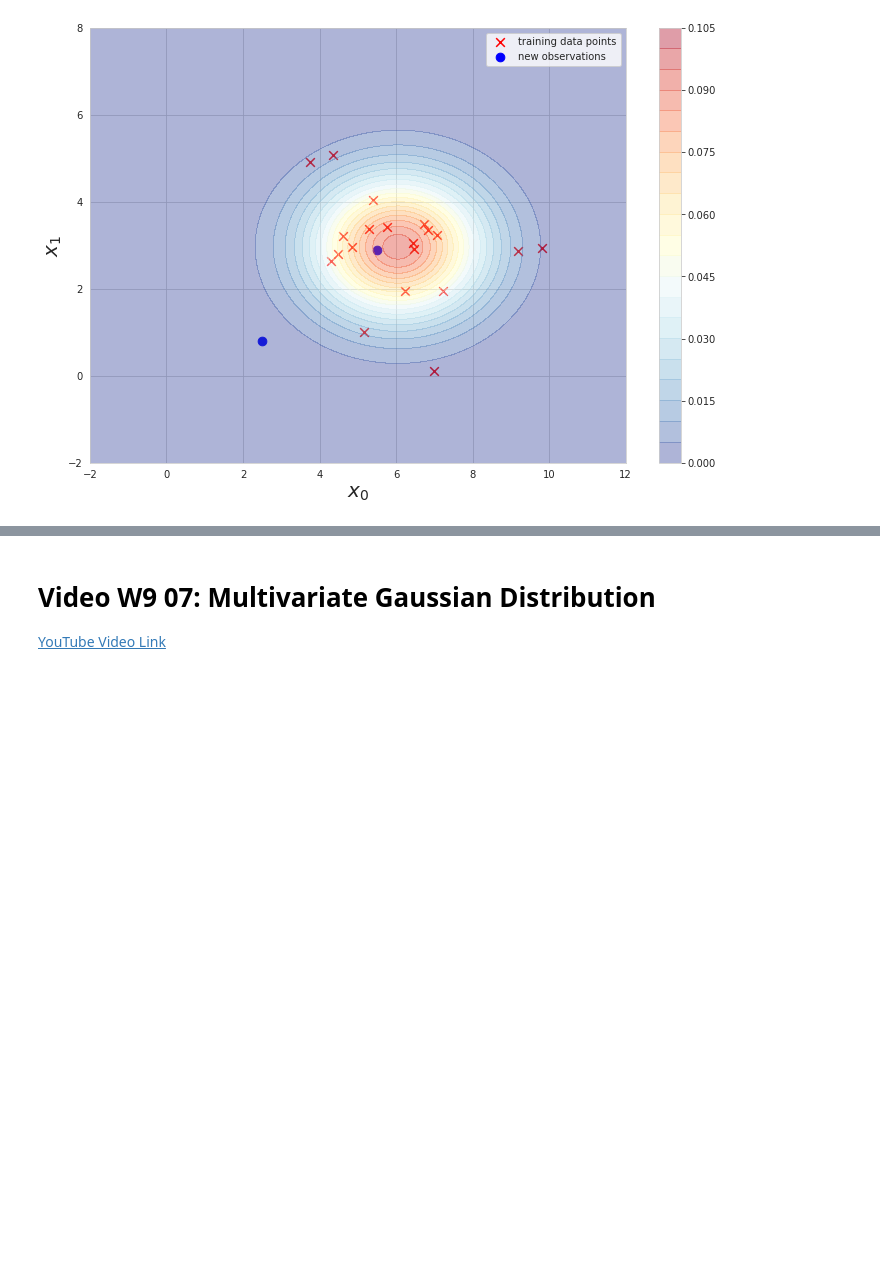
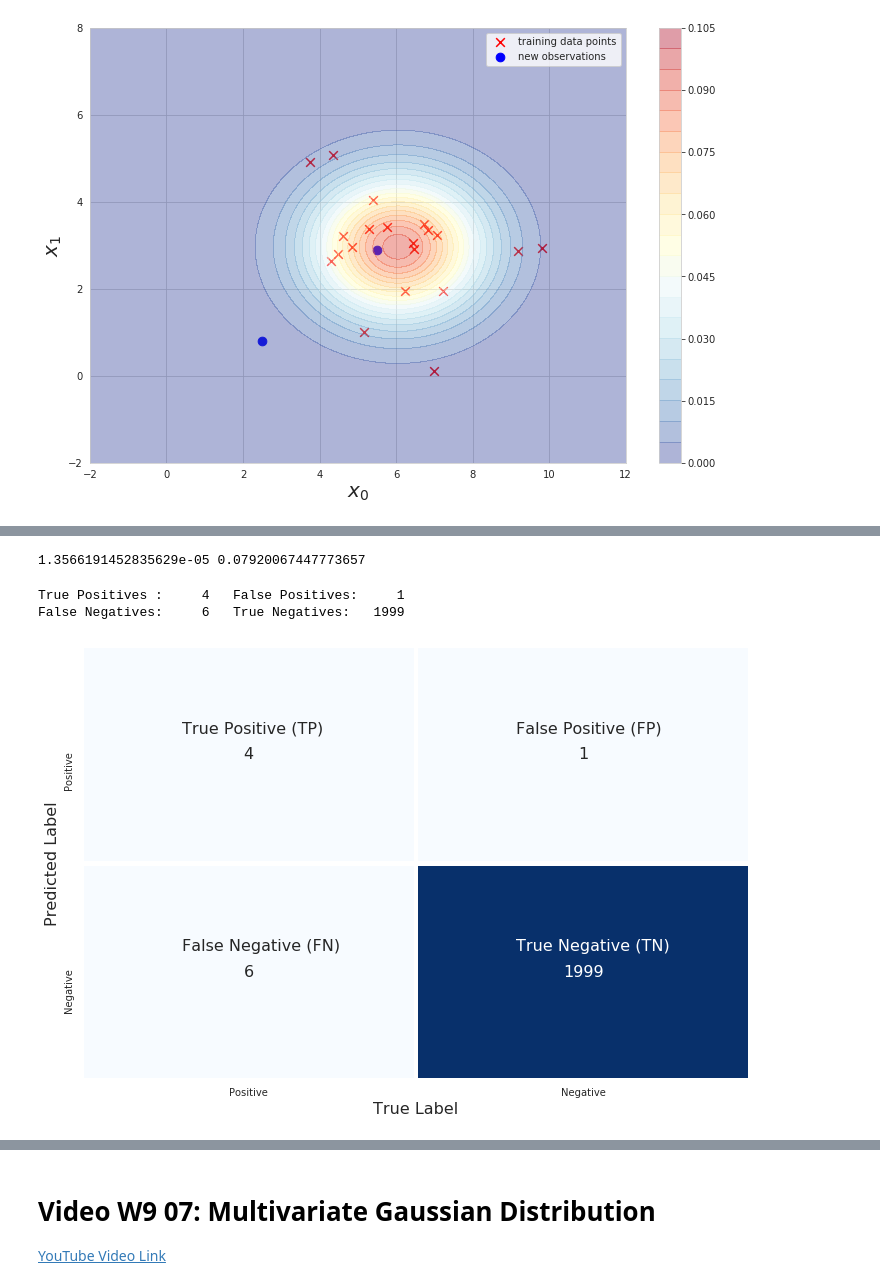
Before and after one commit to tgrasty/CSCI574-Machine-Learning, a Jupyter notebook: lectures/Lecture-13-Anomaly-Detection.ipynb, the cells around one changed output, grey strips where cells are left out. Saved outputs shown, nothing was run; the diff lists cells and outputs as text; code cells hidden in the pictures; blank space fills up the shorter version.

```diff
--- a/lectures/Lecture-13-Anomaly-Detection.ipynb
+++ b/lectures/Lecture-13-Anomaly-Detection.ipynb
@@ -477,0 +665,35 @@ plt.colorbar();
+# %%
+def plot_tptnfpfn_matrix(y_true, y_pred):
+    c = confusion_matrix(y_true, y_predicted)
+    c = np.fliplr(c)
+    c = np.flipud(c)
+    c = c.T
+    sns.heatmap(c, annot=True, cbar=False, fmt='0.0f', cmap=plt.cm.Blues, annot_kws={"size": 16}, linewidths=4);
+    plt.xlabel('True Label', fontsize=16)
+    plt.ylabel('Predicted Label', fontsize=16)
+    plt.xticks([0.5, 1.5], labels=['Positive', 'Negative'])
+    plt.yticks([0.5, 1.5], labels=['Positive', 'Negative'])
+    plt.text(0.3, 0.4, 'True Positive (TP)', fontsize=16);
+    plt.text(1.3, 0.4, 'False Positive (FP)', fontsize=16);
+    plt.text(0.3, 1.4, 'False Negative (FN)', fontsize=16);
+    plt.text(1.3, 1.4, 'True Negative (TN)', color='white', fontsize=16);
+# %%
+# we compute probability on the cv data using the mu_estimate and sigma_estimate
+# from the training set calculated
+# previously
+p = scipy.stats.norm.pdf(x_cv, loc=mu_estimate, scale=sigma_estimate)
+p = np.prod(p, axis=1)
+print(p.min(), p.max())
+
+# as an example, choose an epsilon and calculate the true/false positive/negatives
+epsilon = 1e-04
+y_predicted = (p < epsilon) * 1.0 # multiplying by 1 turns the boolean results into 1 or 0
+# %% [output]
+1.3566191452835629e-05 0.07920067447773657
+# %%
+tp, fp, fn, tn = compute_tptnfpfn_metrics(y_cv, y_predicted)
+plot_tptnfpfn_matrix(y_cv, y_predicted)
+# %% [output]
+True Positives :     4   False Positives:     1
+False Negatives:     6   True Negatives:   1999
+[figure, added]
```
Also changed, not shown: parts of 25 cells of this notebook.
